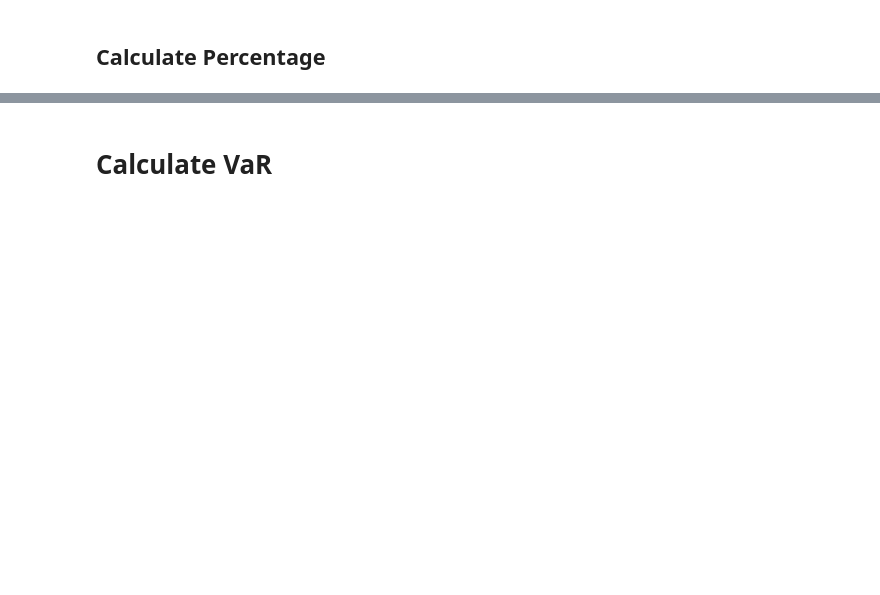
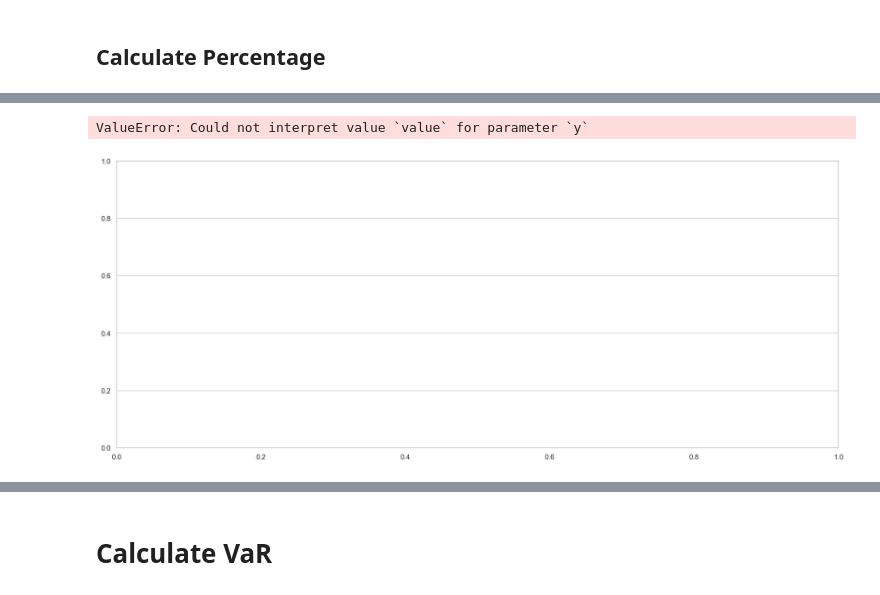
Before and after one commit to dsimband/DATA618, a Jupyter notebook: w5/DATA618_W5_VaR.ipynb, the cells around one changed output, grey strips where cells are left out. Saved outputs shown, nothing was run; the diff lists cells and outputs as text; code cells hidden in the pictures; blank space fills up the shorter version.

```diff
--- a/w5/DATA618_W5_VaR.ipynb
+++ b/w5/DATA618_W5_VaR.ipynb
@@ -118,0 +288,6 @@ percent_df
+# %%
+m_df = price_df.copy()
+#m_df['Date'] = m_df.index
+m_df.reset_index(inplace=True)
+m_df = m_df.melt(id_vars=['Date'])
+m_df
@@ -118,0 +308,3 @@ percent_df
+# %%
+l_df = folio_df[['Ticker','Class']] #.drop_duplicates()
+l_df
@@ -118,0 +325,4 @@ percent_df
+# %%
+m_df = m_df.merge(l_df, how='left', left_on='variable', right_on='Ticker').merge(shares_df,how='left' ,left_on='Ticker', right_on='Ticker')
+m_df['share_value'] = m_df['value'] * m_df['Shares']
+m_df
@@ -118,0 +343,3 @@ percent_df
+# %%
+t_df = m_df.groupby(['Date','Class'])[['share_value']].sum().reset_index()
+t_df
@@ -118,0 +383,15 @@ percent_df
+# %%
+# Graph
+fig, ax = plt.subplots(figsize=(20,8))
+ax.xaxis.grid()
+plt.ticklabel_format(style='plain', axis='y')
+
+# Plot
+#ax.plot(m_df['Date'], m_df['value'], ,'gray')
+sns.lineplot(data=t_df, x="Date", y="value", hue='Class')
+#m_df.plot(kind='bar', stacked=True)
+
+ax.set(title='Fed Effective Funds Rate Prediction');
+# %% [output]
+ValueError: Could not interpret value `value` for parameter `y`
+[figure, added]
```
Also changed, not shown: parts of 47 cells of this notebook, 2 other files.
